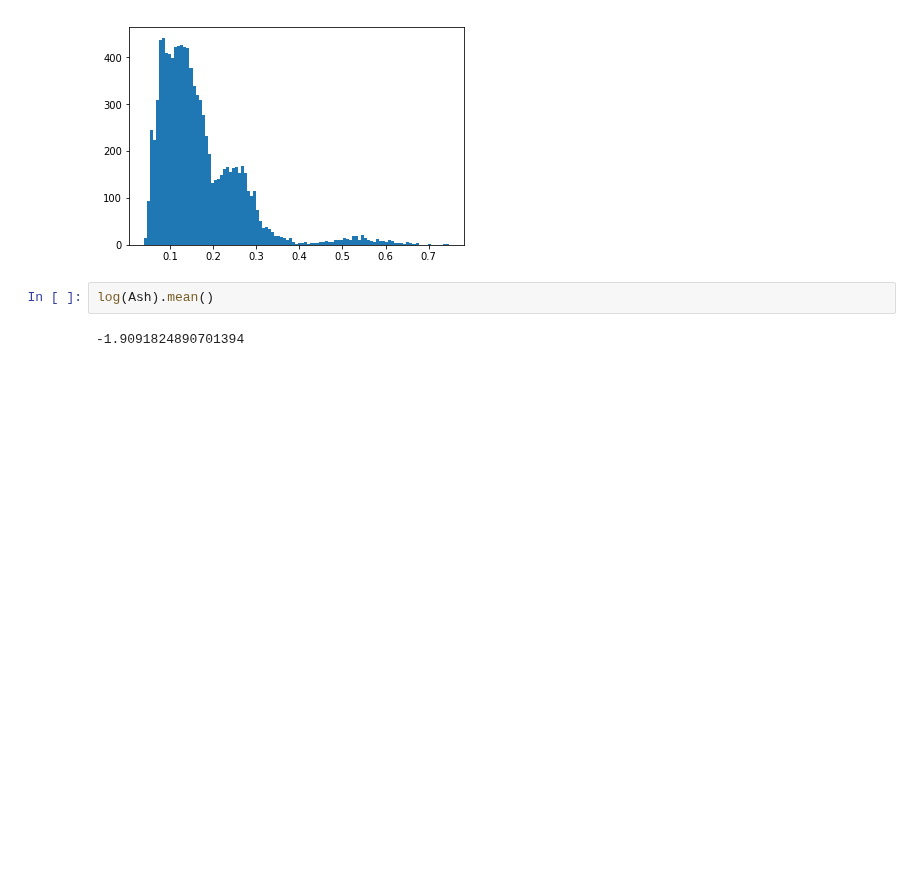
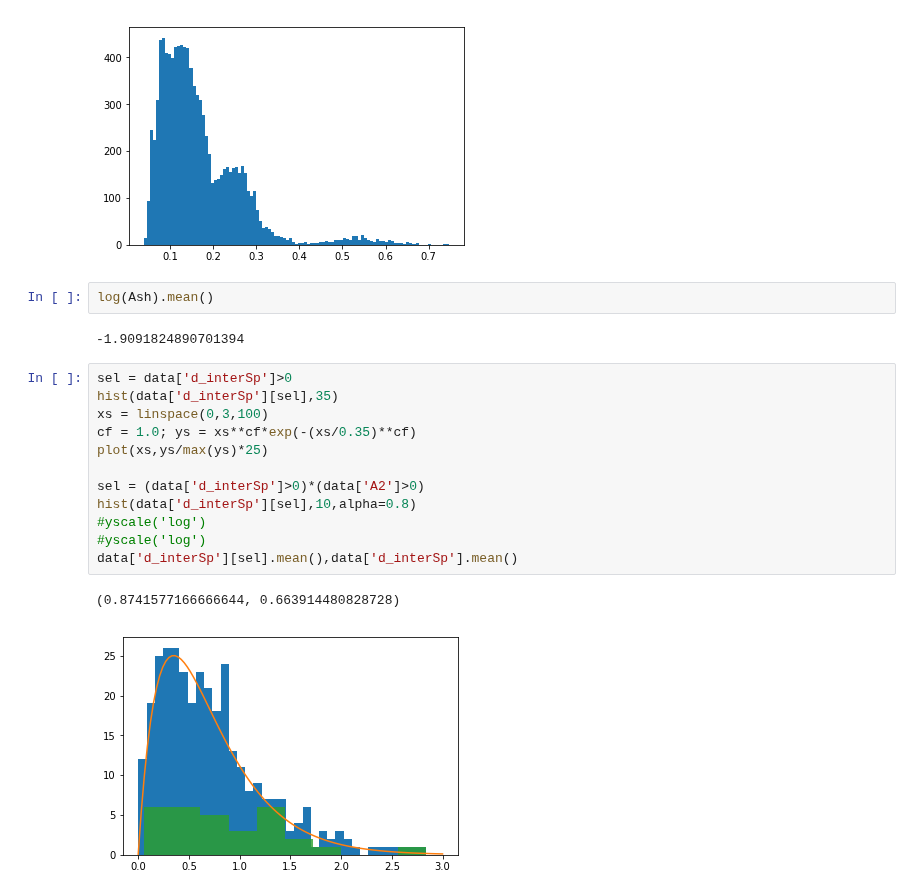
Before and after one commit to p-serna/SpineModel, a Jupyter notebook: Understanding the pickle.ipynb, the cells around one changed output. Saved outputs shown, nothing was run; the diff lists cells and outputs as text; blank space fills up the shorter version.

```diff
--- a/Understanding the pickle.ipynb
+++ b/Understanding the pickle.ipynb
@@ -411,3 +416,18 @@ print(pv)
 log(Ash).mean()
 # %% [output]
 -1.9091824890701394
+# %%
+sel = data['d_interSp']>0
+hist(data['d_interSp'][sel],35)
+xs = linspace(0,3,100)
+cf = 1.0; ys = xs**cf*exp(-(xs/0.35)**cf)
+plot(xs,ys/max(ys)*25)
+
+sel = (data['d_interSp']>0)*(data['A2']>0)
+hist(data['d_interSp'][sel],10,alpha=0.8)
+#yscale('log')
+#yscale('log')
+data['d_interSp'][sel].mean(),data['d_interSp'].mean()
+# %% [output]
+(0.8741577166666644, 0.663914480828728)
+[figure, added]
```
Also changed, not shown: parts of 7 cells of this notebook, 14 other files.
